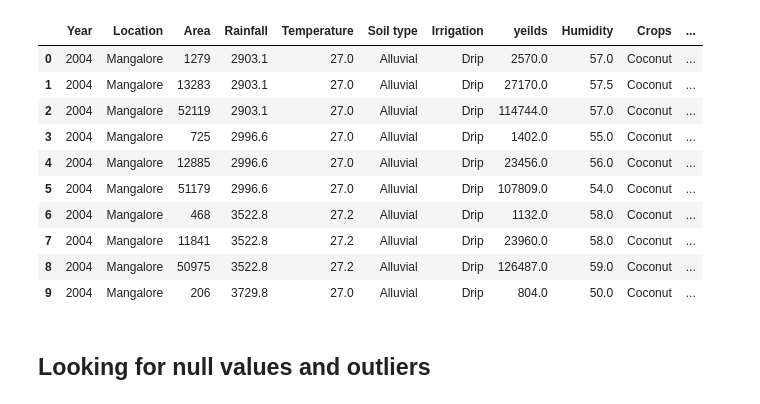
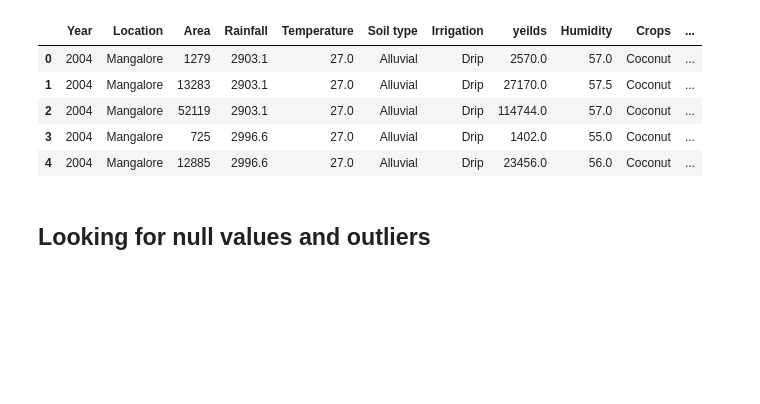
Before and after one commit to efren55/Analysis-of-agriculture-dataset-Karnataka, a Jupyter notebook: agriculture.ipynb, the cells around one changed output. Drawn from its saved outputs; the diff is of its cells as text; code cells hidden in the pictures; blank space fills up the shorter version.

Commit message:
Correción en el path del dataset. Se agrego path.

```diff
--- a/agriculture.ipynb
+++ b/agriculture.ipynb
@@ -28,34 +28,21 @@ llm = ChatGoogleGenerativeAI(model="gemini-2.5-flash",temperature=0.5)
 # %%
 import kagglehub
 from kagglehub import KaggleDatasetAdapter
 
-# Set the path to the file you'd like to load
-file_path = ""
+file_path = "data_season.csv"
 
 # Load the latest version
-df = kagglehub.load_dataset(
+df = kagglehub.dataset_load(
   KaggleDatasetAdapter.PANDAS,
   "imtkaggleteam/agriculture-dataset-karnataka",
   file_path,
-  # Provide any additional arguments like
-  # sql_query or pandas_kwargs. See the
-  # documenation for more information:
-  # https://github.com/Kaggle/kagglehub/blob/main/README.md#kaggledatasetadapterpandas
 )
+df.head()
+# %% [output]
+|  | Year | Location | Area | Rainfall | Temperature | Soil type | Irrigation | yeilds | Humidity | Crops | ... |
+| 0 | 2004 | Mangalore | 1279 | 2903.1 | 27.0 | Alluvial | Drip | 2570.0 | 57.0 | Coconut | ... |
+| 1 | 2004 | Mangalore | 13283 | 2903.1 | 27.0 | Alluvial | Drip | 27170.0 | 57.5 | Coconut | ... |
+| 2 | 2004 | Mangalore | 52119 | 2903.1 | 27.0 | Alluvial | Drip | 114744.0 | 57.0 | Coconut | ... |
+| 3 | 2004 | Mangalore | 725 | 2996.6 | 27.0 | Alluvial | Drip | 1402.0 | 55.0 | Coconut | ... |
+| 4 | 2004 | Mangalore | 12885 | 2996.6 | 27.0 | Alluvial | Drip | 23456.0 | 56.0 | Coconut | ... |
-# %%
-#We import the dataset
-df = pd.read_csv("C:/Users/EfrenMariscal/Documents/data scientific/kaggle/agricultureKarnataka/data_season.csv")
-df.head(10)
-# %% [output]
-|  | Year | Location | Area | Rainfall | Temperature | Soil type | Irrigation | yeilds | Humidity | Crops | ... |
-| 0 | 2004 | Mangalore | 1279 | 2903.1 | 27.0 | Alluvial | Drip | 2570.0 | 57.0 | Coconut | ... |
-| 1 | 2004 | Mangalore | 13283 | 2903.1 | 27.0 | Alluvial | Drip | 27170.0 | 57.5 | Coconut | ... |
-| 2 | 2004 | Mangalore | 52119 | 2903.1 | 27.0 | Alluvial | Drip | 114744.0 | 57.0 | Coconut | ... |
-| 3 | 2004 | Mangalore | 725 | 2996.6 | 27.0 | Alluvial | Drip | 1402.0 | 55.0 | Coconut | ... |
-| 4 | 2004 | Mangalore | 12885 | 2996.6 | 27.0 | Alluvial | Drip | 23456.0 | 56.0 | Coconut | ... |
-| 5 | 2004 | Mangalore | 51179 | 2996.6 | 27.0 | Alluvial | Drip | 107809.0 | 54.0 | Coconut | ... |
-| 6 | 2004 | Mangalore | 468 | 3522.8 | 27.2 | Alluvial | Drip | 1132.0 | 58.0 | Coconut | ... |
-| 7 | 2004 | Mangalore | 11841 | 3522.8 | 27.2 | Alluvial | Drip | 23960.0 | 58.0 | Coconut | ... |
-| 8 | 2004 | Mangalore | 50975 | 3522.8 | 27.2 | Alluvial | Drip | 126487.0 | 59.0 | Coconut | ... |
-| 9 | 2004 | Mangalore | 206 | 3729.8 | 27.0 | Alluvial | Drip | 804.0 | 50.0 | Coconut | ... |
 # %% [markdown]
```
